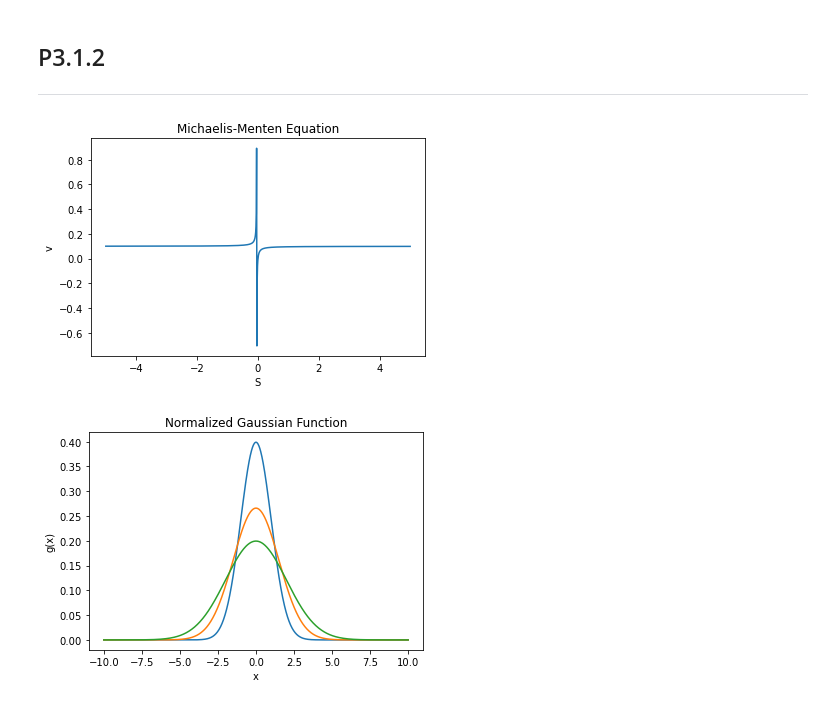
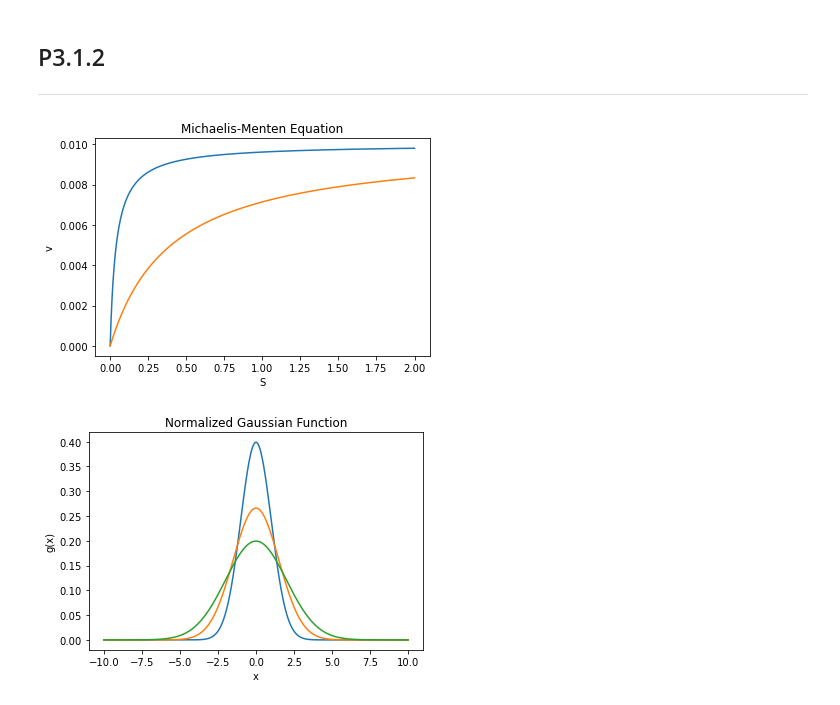
Before and after one commit to DarkHawk727/Learn-Scientific-Programming-with-Python, a Jupyter notebook: Section 3.1/Section 3.1 Problems.ipynb, the cells around one changed output. Saved outputs shown, nothing was run; the diff lists cells and outputs as text; code cells hidden in the pictures.

```diff
--- a/Section 3.1/Section 3.1 Problems.ipynb
+++ b/Section 3.1/Section 3.1 Problems.ipynb
@@ -25,23 +25,26 @@ plt.show()
 # %%
 # Look, I know that your not supposed / dont need to import things over and over....but it looks nice, and your the one coming to to ME for solutions, so deal with it.
 import matplotlib.pyplot as plt
 import numpy as np
 
-K_m = 0.04
-V_max = 0.1
+K_m_1 = 0.04
+K_m_2 = 0.4
+V_max = 0.01
 
-S = np.linspace(-5, 5, 1000)
-v = (V_max * S )/ (K_m + S)
+S = np.linspace(0, 2, 1000)
+v1 = (V_max * S )/ (K_m_1 + S)
+v2 = (V_max * S )/ (K_m_2 + S)
 
 plt.title('Michaelis-Menten Equation')
 plt.xlabel('S')
 plt.ylabel('v')
 
-plt.plot(S, v)
+plt.plot(S, v1)
+plt.plot(S, v2)
 
 plt.show()
 # %% [output]
-[figure, old version]
+[figure, new version]
 # %%
 import matplotlib.pyplot as plt
 import numpy as np
```
